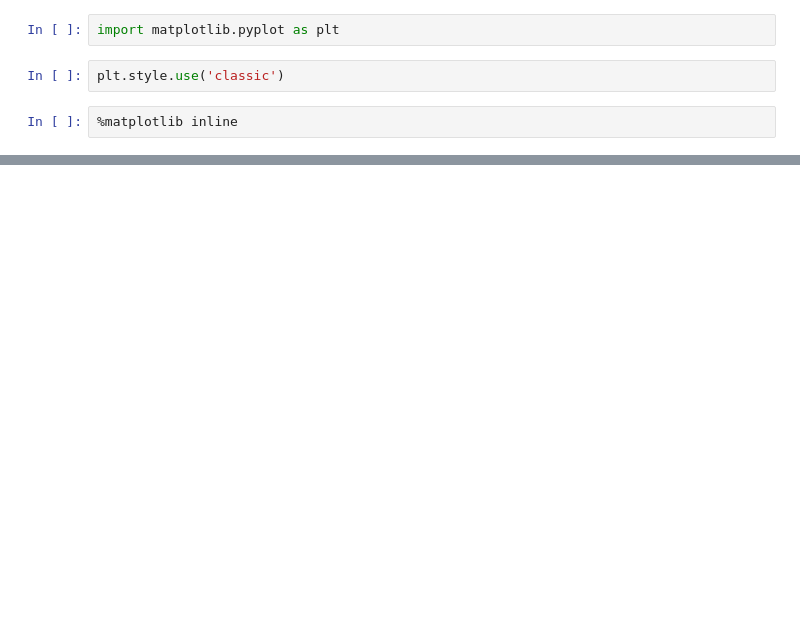
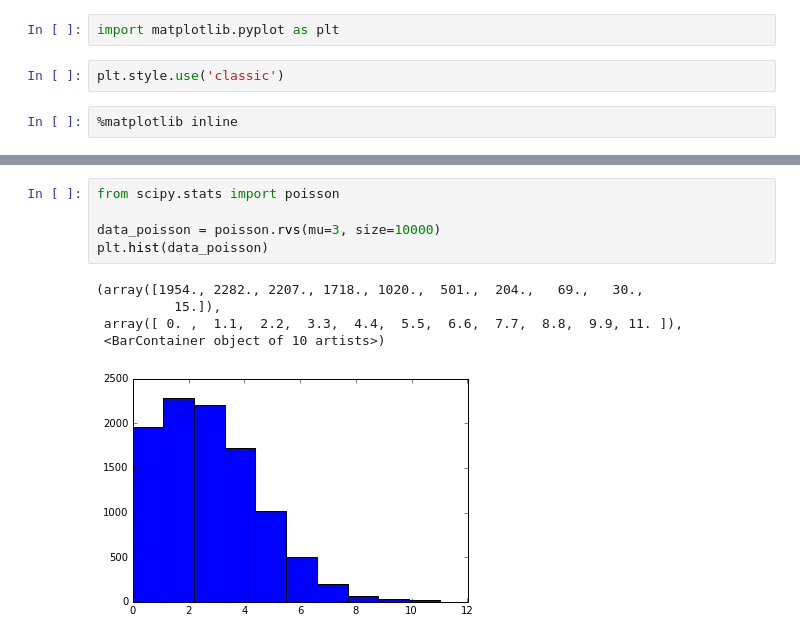
Before and after one commit to sreenidhivenkatesh/CDM_Simulation, a Jupyter notebook: Education.ipynb, the cells around one changed output, grey strips where cells are left out. Saved outputs shown, nothing was run; the diff lists cells and outputs as text; blank space fills up the shorter version.

```diff
--- a/Education.ipynb
+++ b/Education.ipynb
@@ -64,0 +93,11 @@ plt.hist(random_list)
+# %%
+from scipy.stats import poisson
+
+data_poisson = poisson.rvs(mu=3, size=10000)
+plt.hist(data_poisson)
+# %% [output]
+(array([1954., 2282., 2207., 1718., 1020.,  501.,  204.,   69.,   30.,
+          15.]),
+ array([ 0. ,  1.1,  2.2,  3.3,  4.4,  5.5,  6.6,  7.7,  8.8,  9.9, 11. ]),
+ <BarContainer object of 10 artists>)
+[figure, added]
```
Also changed, not shown: parts of 15 cells of this notebook.
